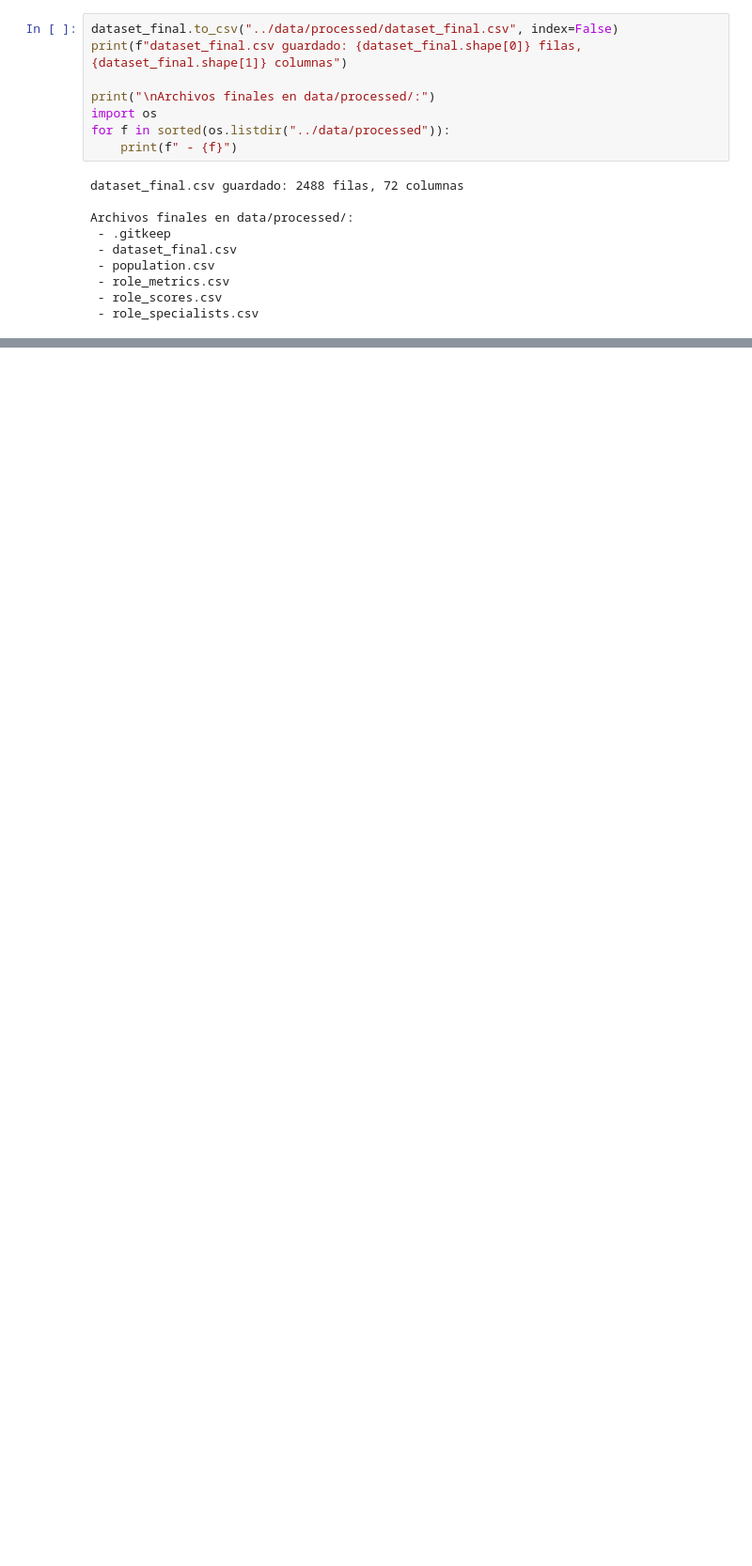
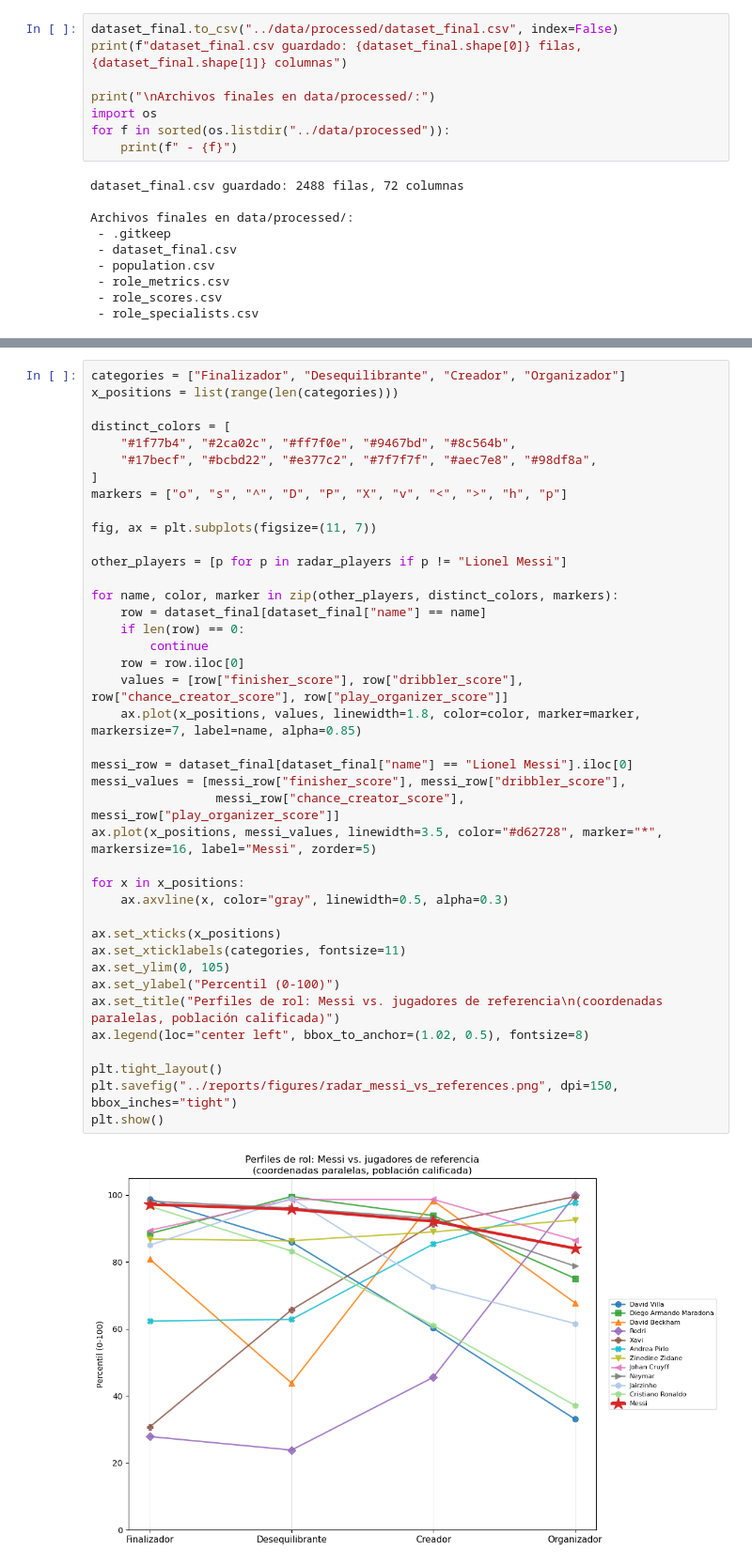
Before and after one commit to albertone448/messi-outlier, a Jupyter notebook: notebooks/07_dataset_final.ipynb, the cells around one changed output, grey strips where cells are left out. Shown at 94% size. Saved outputs shown, nothing was run; the diff lists cells and outputs as text; blank space fills up the shorter version.

```diff
--- a/notebooks/07_dataset_final.ipynb
+++ b/notebooks/07_dataset_final.ipynb
@@ -138,0 +303,42 @@ Archivos finales en data/processed/:
+# %%
+categories = ["Finalizador", "Desequilibrante", "Creador", "Organizador"]
+x_positions = list(range(len(categories)))
+
+distinct_colors = [
+    "#1f77b4", "#2ca02c", "#ff7f0e", "#9467bd", "#8c564b",
+    "#17becf", "#bcbd22", "#e377c2", "#7f7f7f", "#aec7e8", "#98df8a",
+]
+markers = ["o", "s", "^", "D", "P", "X", "v", "<", ">", "h", "p"]
+
+fig, ax = plt.subplots(figsize=(11, 7))
+
+other_players = [p for p in radar_players if p != "Lionel Messi"]
+
+for name, color, marker in zip(other_players, distinct_colors, markers):
+    row = dataset_final[dataset_final["name"] == name]
+    if len(row) == 0:
+        continue
+    row = row.iloc[0]
+    values = [row["finisher_score"], row["dribbler_score"], row["chance_creator_score"], row["play_organizer_score"]]
+    ax.plot(x_positions, values, linewidth=1.8, color=color, marker=marker, markersize=7, label=name, alpha=0.85)
+
+messi_row = dataset_final[dataset_final["name"] == "Lionel Messi"].iloc[0]
+messi_values = [messi_row["finisher_score"], messi_row["dribbler_score"],
+                 messi_row["chance_creator_score"], messi_row["play_organizer_score"]]
+ax.plot(x_positions, messi_values, linewidth=3.5, color="#d62728", marker="*", markersize=16, label="Messi", zorder=5)
+
+for x in x_positions:
+    ax.axvline(x, color="gray", linewidth=0.5, alpha=0.3)
+
+ax.set_xticks(x_positions)
+ax.set_xticklabels(categories, fontsize=11)
+ax.set_ylim(0, 105)
+ax.set_ylabel("Percentil (0-100)")
+ax.set_title("Perfiles de rol: Messi vs. jugadores de referencia\n(coordenadas paralelas, población calificada)")
+ax.legend(loc="center left", bbox_to_anchor=(1.02, 0.5), fontsize=8)
+
+plt.tight_layout()
+plt.savefig("../reports/figures/radar_messi_vs_references.png", dpi=150, bbox_inches="tight")
+plt.show()
+# %% [output]
+[figure, added]
```
Also changed, not shown: parts of 10 cells of this notebook, 7 other files.
